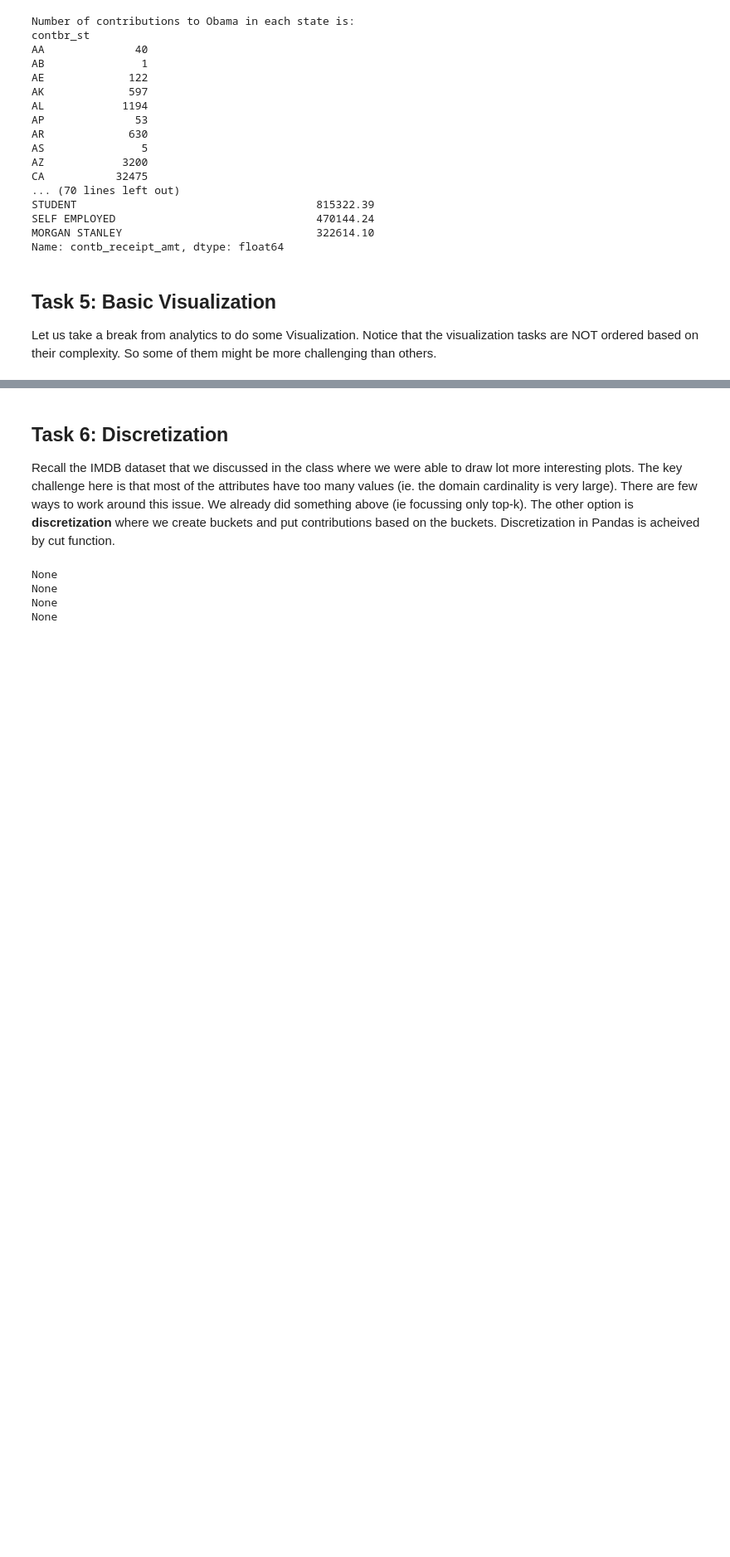
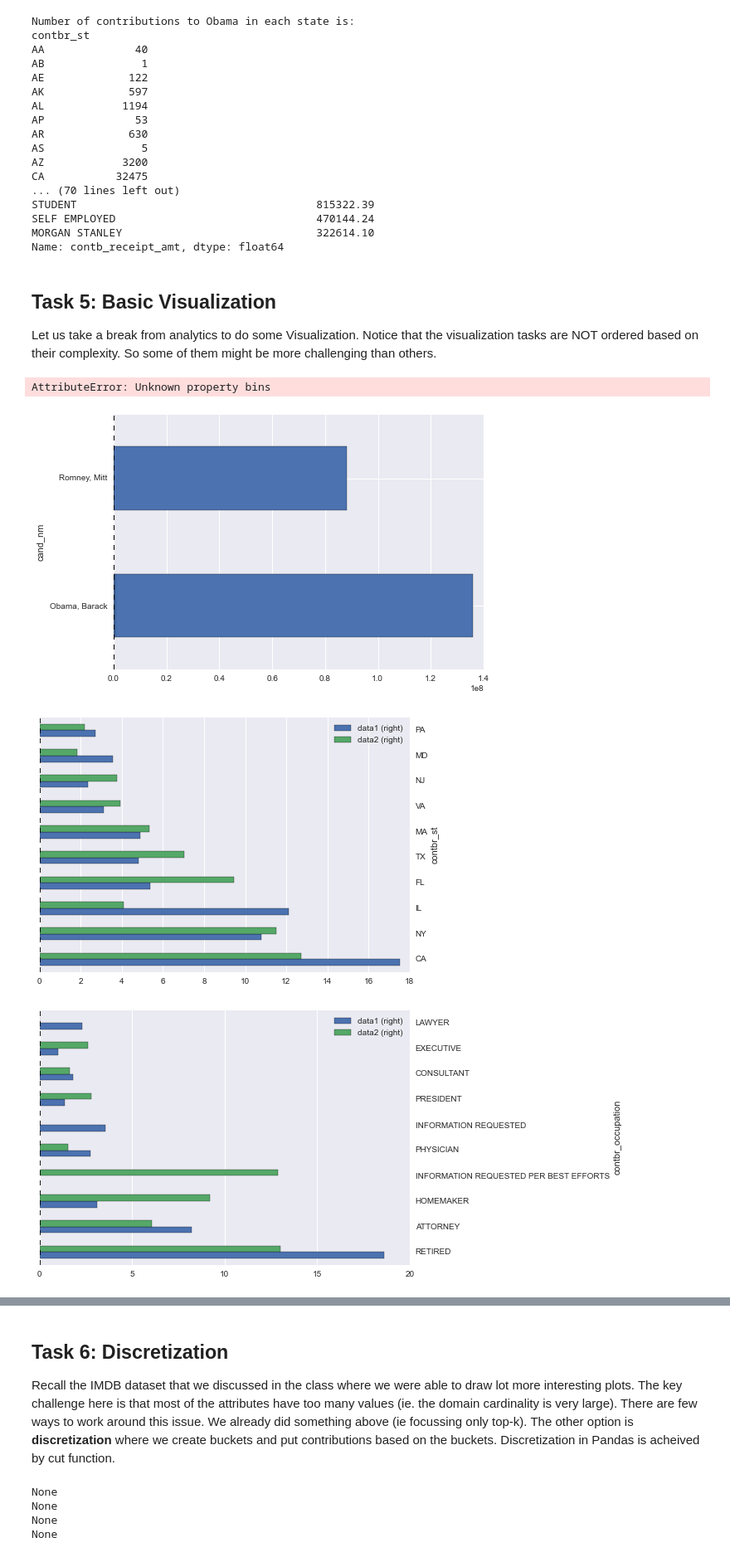
Before and after one commit to sreeharihegden/CSE-5334-Data-Mining, a Jupyter notebook: PA1_ExploratoryAnalysis_FEC_2012_PresidentialElections.ipynb, the cells around one changed output, grey strips where cells are left out. Shown at 83% size. Saved outputs shown, nothing was run; the diff lists cells and outputs as text; code cells hidden in the pictures; blank space fills up the shorter version.

```diff
--- a/PA1_ExploratoryAnalysis_FEC_2012_PresidentialElections.ipynb
+++ b/PA1_ExploratoryAnalysis_FEC_2012_PresidentialElections.ipynb
@@ -578,51 +580,113 @@ Task 5: Basic Visualization
 
 Let us take a break from analytics to do some Visualization. Notice that the visualization tasks are NOT ordered based on their complexity. So some of them might be more challenging than others.
 # %%
-#Task 5a: Draw a "horizontal" bar chart with one bar each for Obama and Romney with the value corresponding to total amount they raised.
+#Task 5a: Draw a "horizontal" bar chart with one bar each for Obama and Romney with the
+#value corresponding to total amount they raised.
 # Remember to make the bar chart into a horizontal bar chart
 #########################begin code for Task 5a
+fec.groupby(['cand_nm']).contb_receipt_amt.sum().plot(kind='barh')
 #########################end code for Task 5a
-
 
 #Task 5b: Draw the "horizontal" bar chart of total NUMBER of contributions made per Candidate.
 # ie Candidate name vs number of contributions for that candidate
 #########################begin code for Task 5b
+fec.groupby(['cand_nm']).contb_receipt_amt.count().plot(kind='barh')
 #########################end code for Task 5b
 
 #Task 5c: Draw the "horizontal" bar chart of average contributions made per Candidate.
 # ie Candidate Name vs avg contribution
 #########################begin code for Task 5c
+fec.groupby(['cand_nm']).contb_receipt_amt.mean().plot(kind='barh')
 #########################end code for Task 5c
 
 
-#Task 5d: Draw a "horizontal" bar chart that lists the top-10 states based on the TOTAL contribution they made to both candidates
+#Task 5d: Draw a "horizontal" bar chart that lists the top-10 states based on the
+#TOTAL contribution they made to both candidates
 # For each state, draw two lines - one in blue for Obama and one in red for Romney
 # Display the proportion of the total contribution that came from the state.
 # For eg, if Obama made 1 billion and TX gave 100 million of it, the proportion is 10%
 # Remember to make the bar chart into a horizontal bar chart
+#---------------------------------------------------------------------------------
+#professors' clarification
+#Let me give an example with 3 states. Please generalize to top-10 states.
+
+#Suppose CA, TX and NY be the top-3 states based on total contribution.
+#Suppose Obama and Romney made 1 Billion in total each.
+#Suppose Obama 200M, 150M,100M from CA,TX,NY. This corresponds to 20%, 15% and 10% of total of Obama.
+#Suppose Romney made 100M, 200M, 100M from CA,TX,NY. This is 10%,20%,10% of total.
+#So you horizontal bar chart will have the following information:
+
+#CA: Obama: 20, Romney 10
+#TX: Obama: 15, Romney 20
+#NY: Obama: 10, Romney 10
 #########################begin code for Task 5d
+df = DataFrame(fec.groupby(['contbr_st']).contb_receipt_amt.sum().order(ascending=False)[0:10])
+df['obama_total'] = sum(fec.contb_receipt_amt[fec.cand_nm.isin(['Obama, Barack'])])
+df['romney_total'] = sum(fec.contb_receipt_amt[fec.cand_nm.isin(['Romney, Mitt'])])
+ix = Series(df.index)
+df['obama_st_donation'] = fec[fec.contbr_st.isin(ix) & fec.cand_nm.isin(['Obama, Barack'])].groupby(['contbr_st']).contb_receipt_amt.sum()
+df['romney_st_donation'] = fec[fec.contbr_st.isin(ix) & fec.cand_nm.isin(['Romney, Mitt'])].groupby(['contbr_st']).contb_receipt_amt.sum()
+df['obama_percentage'] = df.obama_st_donation/df.obama_total * 100
+df['romney_percentage'] = df.romney_st_donation/df.romney_total * 100
+#df3 = pd.DataFrame({'data1': df.obama_total,'data2': df.obama_st_donation,'data3':df.romney_total,'data4':df.romney_st_donation}, index=ix)
+df3 = pd.DataFrame({'data1': df.obama_percentage,'data2': df.romney_percentage}, index=ix)
+df3.plot(kind='barh',secondary_y=True)
 #########################end code for Task 5d
 
 
 #Task 5e: Now repeat the same process based on Occupation (again top-10)
 #########################begin code for Task 5e
+df1 = DataFrame(fec.groupby(['contbr_occupation']).contb_receipt_amt.sum().order(ascending=False)[0:10])
+df1['obama_total'] = sum(fec.contb_receipt_amt[fec.cand_nm.isin(['Obama, Barack'])])
+df1['romney_total'] = sum(fec.contb_receipt_amt[fec.cand_nm.isin(['Romney, Mitt'])])
+ix2 = Series(df1.index)
+#print ix2
+df1['obama_occupation_donation'] = fec[fec.contbr_occupation.isin(ix2) & fec.cand_nm.isin(['Obama, Barack'])].groupby(['contbr_occupation']).contb_receipt_amt.sum()
+df1['romney_occupation_donation'] = fec[fec.contbr_occupation.isin(ix2) & fec.cand_nm.isin(['Romney, Mitt'])].groupby(['contbr_occupation']).contb_receipt_amt.sum()
+df1['obama_percentage'] = df1.obama_occupation_donation/df1.obama_total * 100
+df1['romney_percentage'] = df1.romney_occupation_donation/df1.romney_total * 100
+df4 = pd.DataFrame({'data1': df1.obama_percentage,'data2': df1.romney_percentage}, index=ix2)
+#print df4
+df4.plot(kind='barh',secondary_y=True)
 #########################end code for Task 5e
 
 
 #Task 5f: Now repeat the same process based on Employers (again top-10)
 #########################begin code for Task 5f
+
+df1e = DataFrame(fec.groupby(['contbr_employer']).contb_receipt_amt.sum().order(ascending=False)[0:10])
+df1e['obama_total'] = sum(fec.contb_receipt_amt[fec.cand_nm.isin(['Obama, Barack'])])
+df1e['romney_total'] = sum(fec.contb_receipt_amt[fec.cand_nm.isin(['Romney, Mitt'])])
+ix2e = Series(df1e.index)
+#print ix2
+df1e['obama_employer_donation'] = fec[fec.contbr_employer.isin(ix2e) & fec.cand_nm.isin(['Obama, Barack'])].groupby(['contbr_employer']).contb_receipt_amt.sum()
+df1e['romney_employer_donation'] = fec[fec.contbr_employer.isin(ix2e) & fec.cand_nm.isin(['Romney, Mitt'])].groupby(['contbr_employer']).contb_receipt_amt.sum()
+df1e['obama_percentage'] = df1e.obama_employer_donation/df1e.obama_total * 100
+df1e['romney_percentage'] = df1e.romney_employer_donation/df1e.romney_total * 100
+
+df4e = pd.DataFrame({'data1': df1e.obama_percentage,'data2': df1e.romney_percentage}, index=ix2e)
+#print df4
+df4e.plot(kind='barh',secondary_y=True)
+
 #########################end code for Task 5f
 
 
 #Task 5g: Draw the histogram of total NUMBER of contributions made per each state.
 # X-axis : state, Y-axis : number of contribution from that state
 #########################begin code for Task 5g
+df15g = DataFrame(fec.groupby(['contbr_st']).contb_receipt_amt.sum().order(ascending=False))
+ix5g = Series(df15g.index)
+df5g = pd.DataFrame({'data1': df15g.contb_receipt_amt}, columns=ix5g)
+#plt.figure()
+#df5g.plot(kind='hist')
 #########################end code for Task 5g
 
 
 #Task 5h: Draw a histogram of actual contributions made for Obama. Set bin size as 50
 #X-axis: contribution amount bin, Y-axis: frequency
 #########################begin code for Task 5h
+df5h = DataFrame(fec[fec.cand_nm.isin(['Obama, Barack'])].contb_receipt_amt)
+df5h.plot(kind='hist',bins=50)
 #########################end code for Task 5h
 
 
@@ -635,30 +699,35 @@ Let us take a break from analytics to do some Visualization. Notice that the vis
 #Harder
 #Task 5j: Draw a line chart showing how the campaign contribution of Obama and Romney varied every quarter
 #Use blue for Obama and red for Romney
 #This is a bit tricky because, you have to convert contribution date to quarter.
 #You can either do it on your own or see if Pandas has some function
 #########################begin code for Task 5j
 #########################end code for Task 5j
 
 
 #Harder
 #Task 5k: Draw a line chart showing the CUMULATIVE campaign contribution of Obama and Romney varied every quarter
 # In other words, if Obama made X, Y, Z in first, second and third quarters
 #  then plot X for first quarter, X+Y for second quarter and X+Y+Z for third quarter.
 #Use blue for Obama and red for Romney
 #This is a bit tricky because, you have to convert contribution date to quarter.
 #You can either do it on your own or see if Pandas has some function
 #########################begin code for Task 5k
 #########################end code for Task 5k
 
 #Tasks 5l and 5m
 #Repeat 5j and 5k but do it for NUMBER of contributors
 #In other words, 5l plots the number of contributors for Obama and Romney, quarter over quarter
 #5m plots cumulative number of contributors quarter over quarter.
 
 #########################begin code for Task 5l
 #########################end code for Task 5l
 
 
 #########################begin code for Task 5m
 #########################end code for Task 5m
+# %% [output]
+AttributeError: Unknown property bins
+[figure, added]
+[figure, added]
+[figure, added]
```
Also changed, not shown: parts of 4 cells of this notebook.
